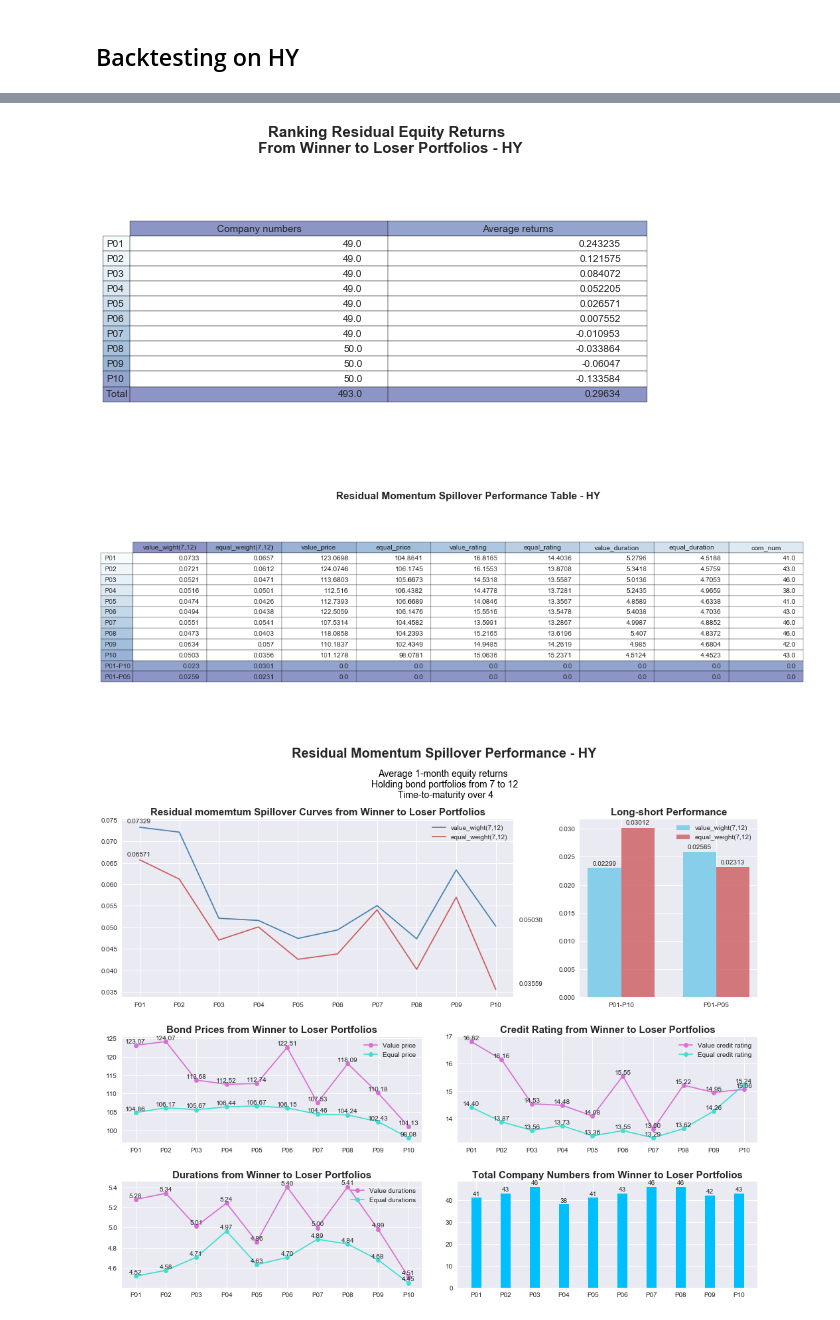
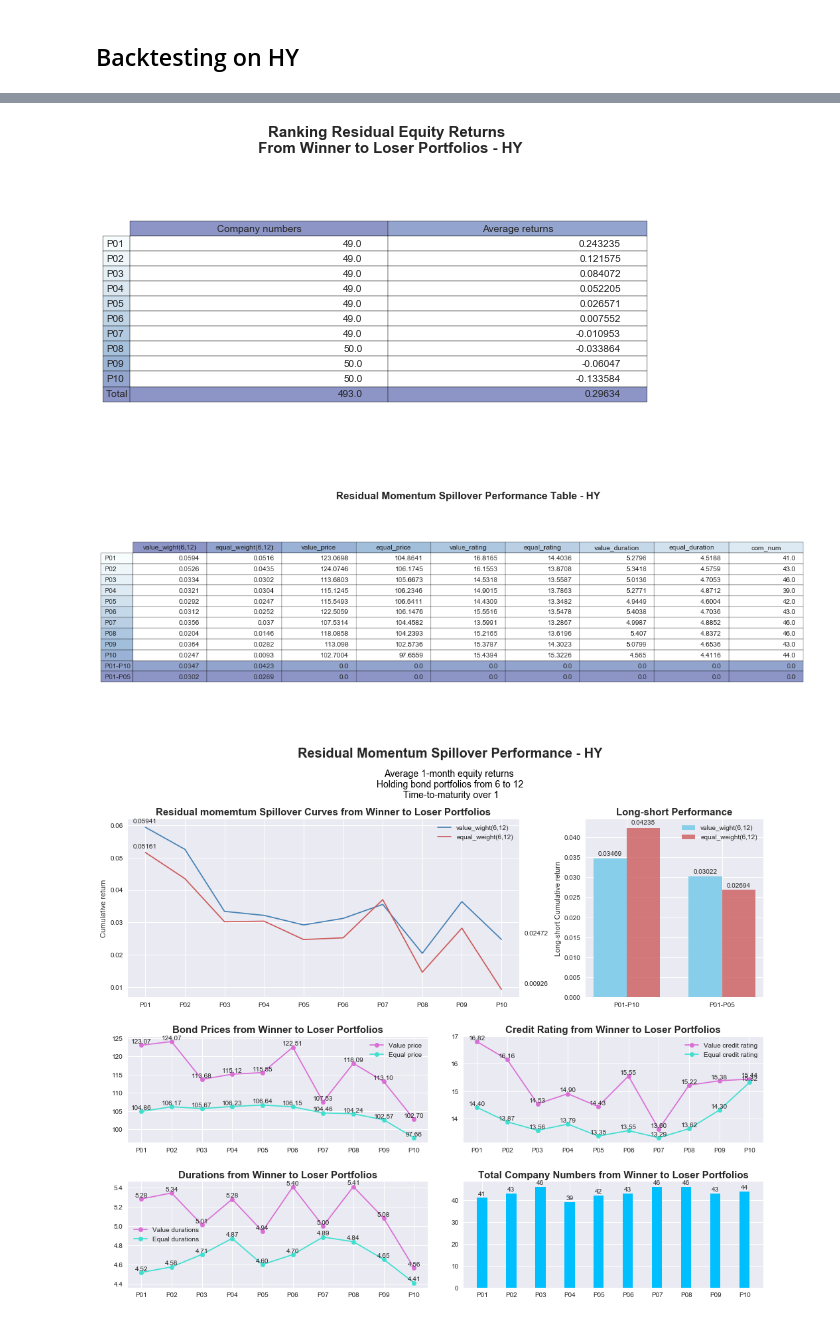
Before and after one commit to ericlegoaec/corp-bond-strategy, a Jupyter notebook: Phase_1-3_Mementum_Spillover.ipynb, the cells around one changed output, grey strips where cells are left out. Saved outputs shown, nothing was run; the diff lists cells and outputs as text; code cells hidden in the pictures.

```diff
--- a/Phase_1-3_Mementum_Spillover.ipynb
+++ b/Phase_1-3_Mementum_Spillover.ipynb
@@ -235,6 +235,7 @@ def performance_plot(perf, avg_period, start, end, tmt, universe, strat_type = 0
     ax1.annotate("{0:0.5f}".format(perf.iloc[0,1]), xy=(0, perf.iloc[0,1]), xytext=(8, 6), xycoords=('axes fraction', 'data'), textcoords='offset points')
     ax1.annotate("{0:0.5f}".format(perf.iloc[-3,1]), xy=(1, perf.iloc[-3,1]), xytext=(8, 6), xycoords=('axes fraction', 'data'), textcoords='offset points')
     ax1.set_title('{0} momemtum Spillover Curves from Winner to Loser Portfolios'.format(strat_name), fontsize=15, weight='bold')
+    ax1.set_ylabel('Cumulative return')
     ax1.legend()
 
     ax2 = plt.subplot2grid((30, 22), (0, 15), rowspan=10, colspan=6)
@@ -259,6 +260,7 @@ def performance_plot(perf, avg_period, start, end, tmt, universe, strat_type = 0
 
     ax2.set_xticks(index)
     ax2.set_xticklabels((perf.index[-2], perf.index[-1]))
+    ax2.set_ylabel('Long-short Cumulative return')
     ax2.set_title('Long-short Performance', fontsize=15, weight='bold')
     ax2.legend()
 
@@ -657,19 +671,19 @@ Using average 1-month equity return and holding bond porfolios from 7 to 12 with
 # %%
 avg_period_HY = 1
 
 rank_port_HY = rank_port_decile(equity_data_HY, formation_date, avg_period_HY, s_type_HY)
 rank_table(rank_port_BBB, universe_HY, s_type_HY)
 
-hfrom_HY = 7
+hfrom_HY = 6
 hend_HY = 12
-tmt_HY = 4
+tmt_HY = 1
 
 perf_HY = momentum_strategy(bond_data_HY, rank_port_HY, hfrom_HY, hend_HY, TMT=TMT_HY)
 m_performance_table(perf_HY, universe_HY, s_type_HY)
 
 performance_plot(perf_HY, avg_period_HY, hfrom_HY, hend_HY, tmt_HY, universe_HY, s_type_HY)
 # %% [output]
 [figure]
 [figure]
-[figure, old version]
+[figure, new version]
 # %% [markdown]
```
Also changed, not shown: parts of 33 cells of this notebook.
